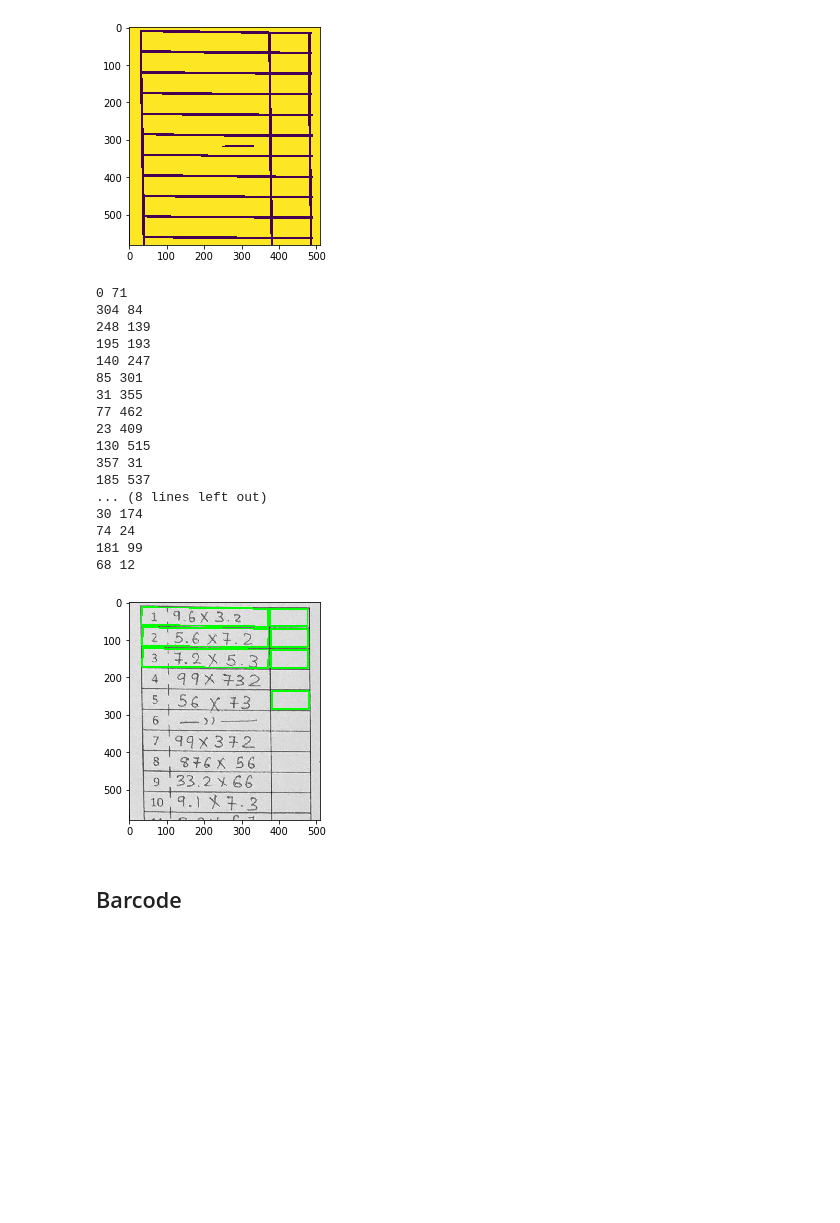
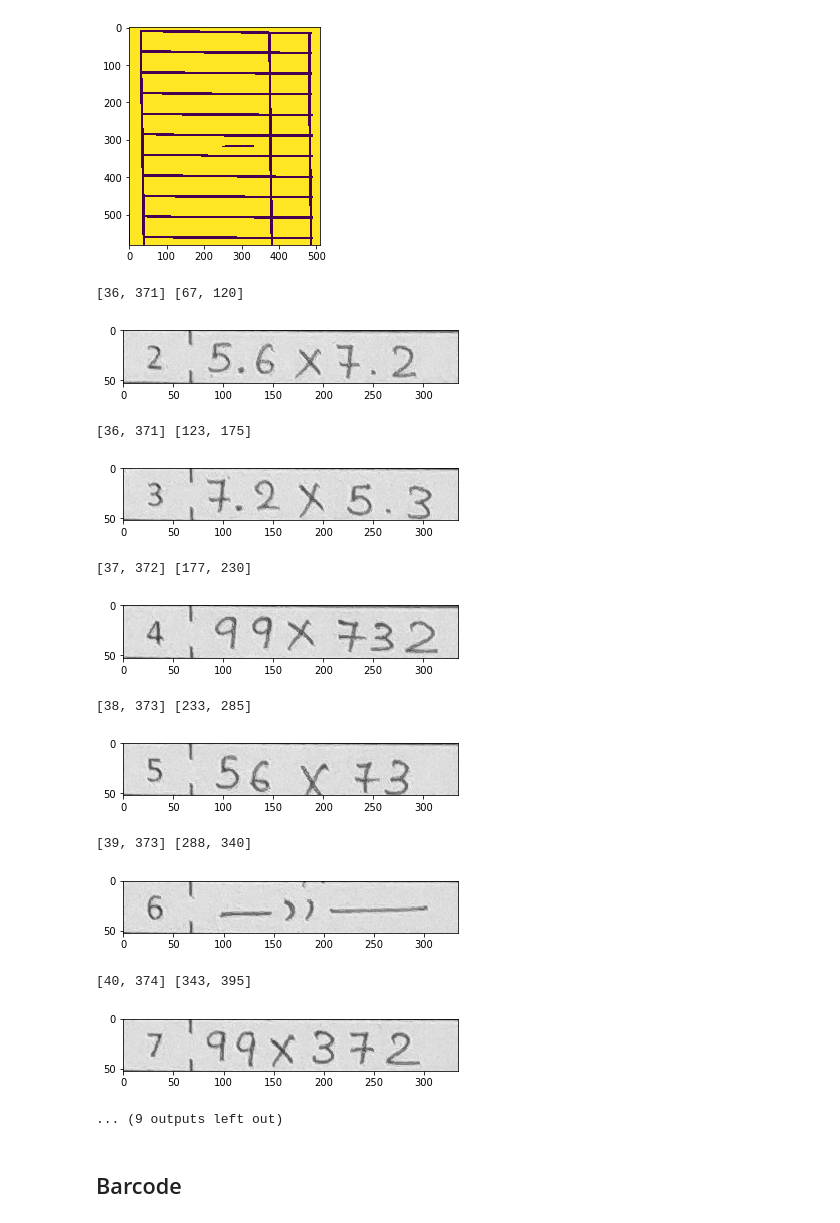
Before and after one commit to dewagter/notebook, a Jupyter notebook: Attempt.ipynb, the cells around one changed output. Drawn from its saved outputs; the diff is of its cells as text; code cells hidden in the pictures; blank space fills up the shorter version.

```diff
--- a/Attempt.ipynb
+++ b/Attempt.ipynb
@@ -120,55 +120,60 @@ contours = cv2.findContours(img_final_bin, cv2.RETR_TREE, cv2.CHAIN_APPROX_SIMPL
 #    print(c[0])
 
 #cv2.copyImage(img,final)
 #    cv2.drawContours(img, c, -1, (0,0,0), 5)
 
 #cv2.drawContours(img, contours, -1, (0,0,0), 5)
 
 #plt.imshow(img)
 #plt.show()
 
 cnts = imutils.grab_contours(contours)
 
 # draw a bounding box arounded the detected barcode and display the
 # image
 result = cv2.cvtColor(img,cv2.COLOR_RGB2BGR)
 
 cc = sorted(cnts, key = cv2.contourArea, reverse = True)
 
+i=0
+
 for c in cc:
     # compute the rotated bounding box of the largest contour
     rect = cv2.minAreaRect(c)
     box = cv2.cv.BoxPoints(rect) if imutils.is_cv2() else cv2.boxPoints(rect)
     box = np.int0(box)
 
-    dx = abs(box[0][0] - box[2][1])
-    dy = abs(box[0][1] - box[2][0])
-    print(dx,dy)
+    dx = abs(box[0][0] - box[2][0])
+    dy = abs(box[0][1] - box[2][1])
+    #print(dx,dy)
 
-    if dx > 200:
+    i = i + 1
+    if (dx > 200) & (dx < 500) & (dy > 30):
         cv2.drawContours(result, [box], -1, (0, 255, 0), 3)
+        i = i + 1
+        dx = sorted((box[0][0] , box[2][0]) )
+        dy = sorted((box[0][1] , box[2][1]) )
+        print(dx, dy)
+        b = cv2.cvtColor(img[dy[0]:dy[1],dx[0]:dx[1] ], cv2.COLOR_RGB2BGR)
+        plt.imshow(b)
+        plt.show()
 
 plt.imshow(result)
 plt.show()
 # %% [output]
-0 71
-304 84
-248 139
-195 193
-140 247
-85 301
-31 355
-77 462
-23 409
-130 515
-357 31
-185 537
-... (8 lines left out)
-30 174
-74 24
-181 99
-68 12
+[36, 371] [67, 120]
-[figure, old version]
+[figure, new version]
+[36, 371] [123, 175]
+[figure, added]
+[37, 372] [177, 230]
+[figure, added]
+[38, 373] [233, 285]
+[figure, added]
+[39, 373] [288, 340]
+[figure, added]
+[40, 374] [343, 395]
+[figure, added]
+... (9 outputs left out)
 # %% [markdown]
 ## Barcode
 # %%
```
Also changed, not shown: parts of 5 cells of this notebook, 1 other file.
